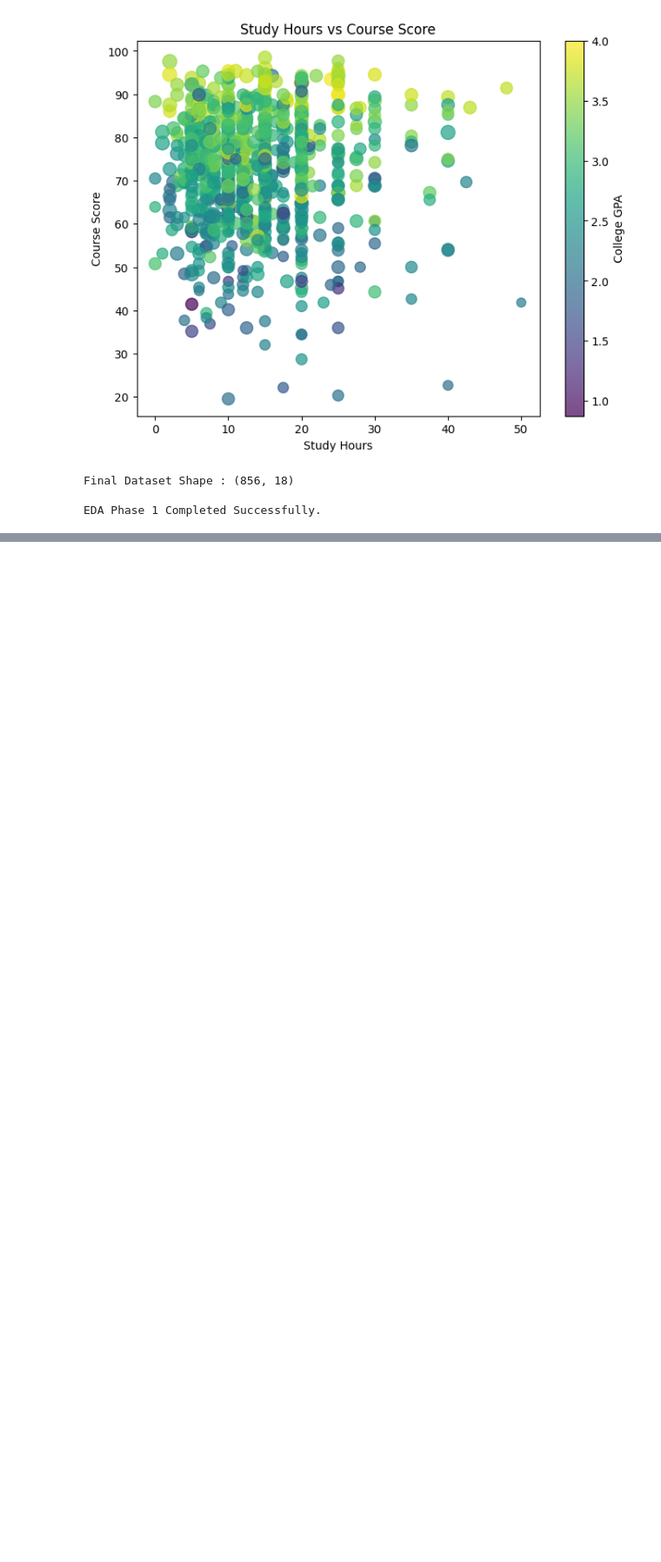
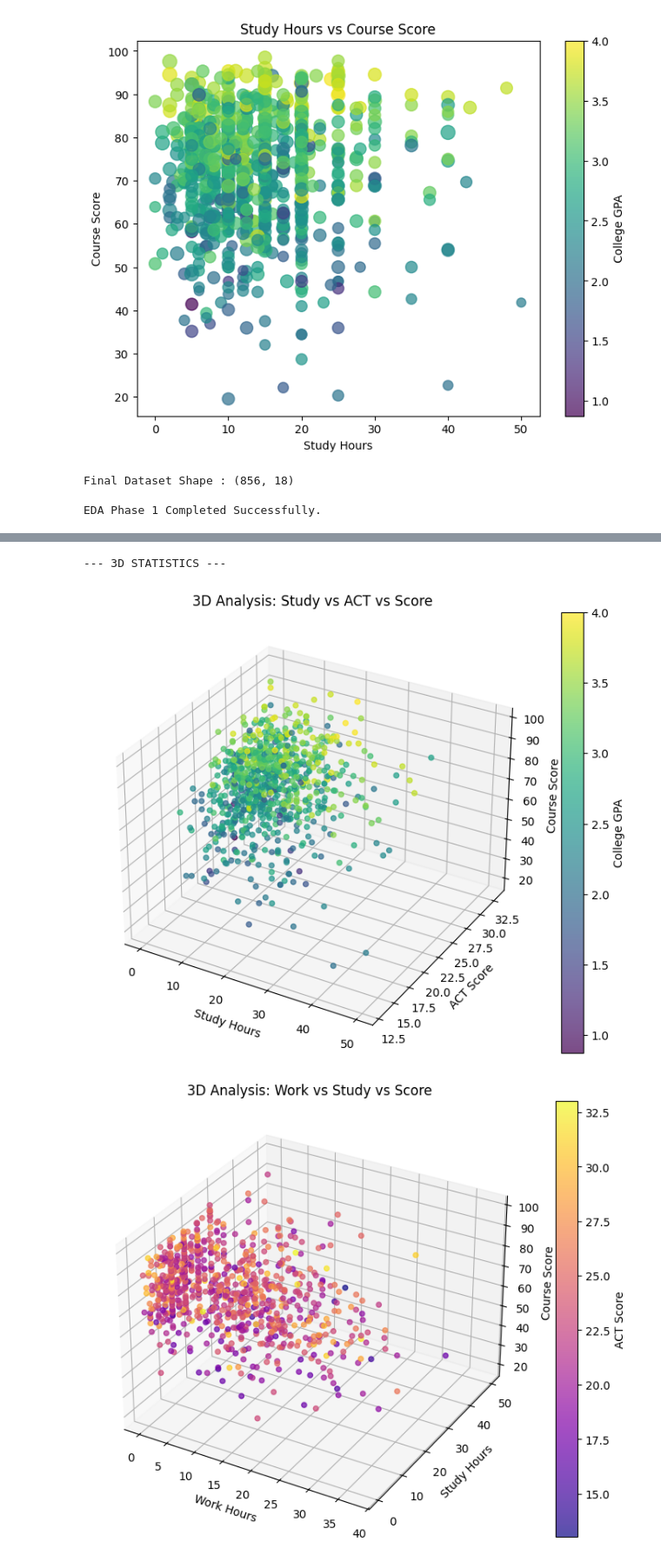
Before and after one commit to aman-18-choudhary/Aman_23BDS0337, a Jupyter notebook: Phase1_EDA_Project.ipynb, the cells around one changed output, grey strips where cells are left out. Shown at 87% size. Drawn from its saved outputs; the diff is of its cells as text; code cells hidden in the pictures; blank space fills up the shorter version.

```diff
--- a/Phase1_EDA_Project.ipynb
+++ b/Phase1_EDA_Project.ipynb
@@ -303,0 +474,53 @@ EDA Phase 1 Completed Successfully.
+# %%
+# 3D STATISTICAL ANALYSIS
+print("\n--- 3D STATISTICS ---")
+
+from mpl_toolkits.mplot3d import Axes3D
+
+fig = plt.figure(figsize=(9,7))
+ax = fig.add_subplot(111, projection="3d")
+
+scatter = ax.scatter(
+    df["study"],
+    df["act"],
+    df["score"],
+    c=df["colgpa"],
+    cmap="viridis",
+    alpha=0.7
+)
+
+ax.set_xlabel("Study Hours")
+ax.set_ylabel("ACT Score")
+ax.set_zlabel("Course Score")
+
+ax.set_title("3D Analysis: Study vs ACT vs Score")
+
+plt.colorbar(scatter, label="College GPA")
+plt.show()
+
+
+# Another 3D relationship
+fig = plt.figure(figsize=(9,7))
+ax = fig.add_subplot(111, projection="3d")
+
+scatter = ax.scatter(
+    df["work"],
+    df["study"],
+    df["score"],
+    c=df["act"],
+    cmap="plasma",
+    alpha=0.7
+)
+
+ax.set_xlabel("Work Hours")
+ax.set_ylabel("Study Hours")
+ax.set_zlabel("Course Score")
+
+ax.set_title("3D Analysis: Work vs Study vs Score")
+
+plt.colorbar(scatter, label="ACT Score")
+plt.show()
+# %% [output]
+--- 3D STATISTICS ---
+[figure, added]
+[figure, added]
```
Also changed, not shown: parts of 6 cells of this notebook.
